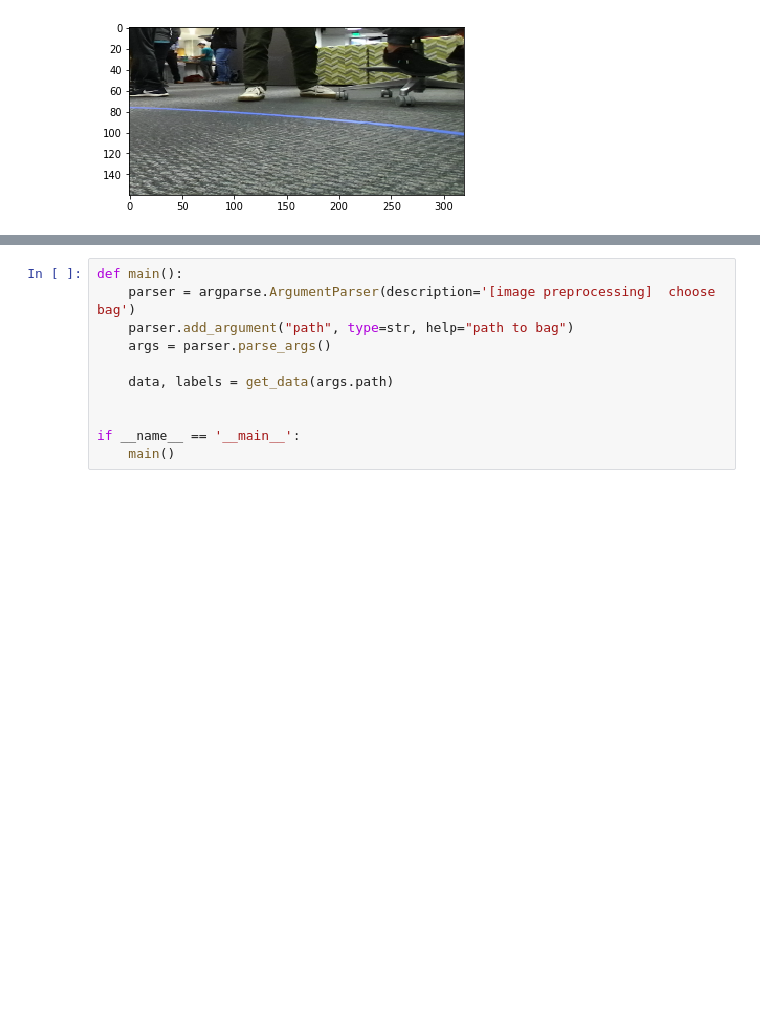
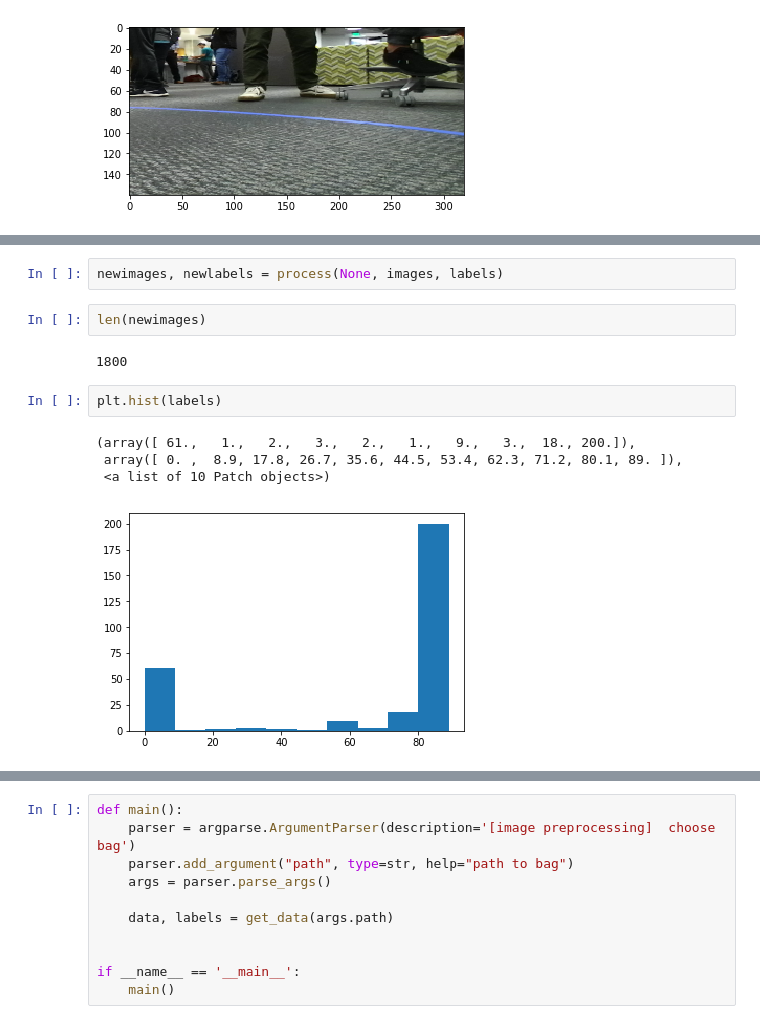
Before and after one commit to WizErnest/vugc1, a Jupyter notebook: vugc1_control/src/behavioral-cloning/preprocessing_nb.ipynb, the cells around one changed output, grey strips where cells are left out. Saved outputs shown, nothing was run; the diff lists cells and outputs as text; blank space fills up the shorter version.

```diff
--- a/vugc1_control/src/behavioral-cloning/preprocessing_nb.ipynb
+++ b/vugc1_control/src/behavioral-cloning/preprocessing_nb.ipynb
@@ -118,0 +160,13 @@ plt.imshow(cv2.cvtColor(reverse(images[-1], 100)[0], cv2.COLOR_BGR2RGB))
+# %%
+newimages, newlabels = process(None, images, labels)
+# %%
+len(newimages)
+# %% [output]
+1800
+# %%
+plt.hist(labels)
+# %% [output]
+(array([ 61.,   1.,   2.,   3.,   2.,   1.,   9.,   3.,  18., 200.]),
+ array([ 0. ,  8.9, 17.8, 26.7, 35.6, 44.5, 53.4, 62.3, 71.2, 80.1, 89. ]),
+ <a list of 10 Patch objects>)
+[figure, added]
```
Also changed, not shown: parts of 12 cells of this notebook.
